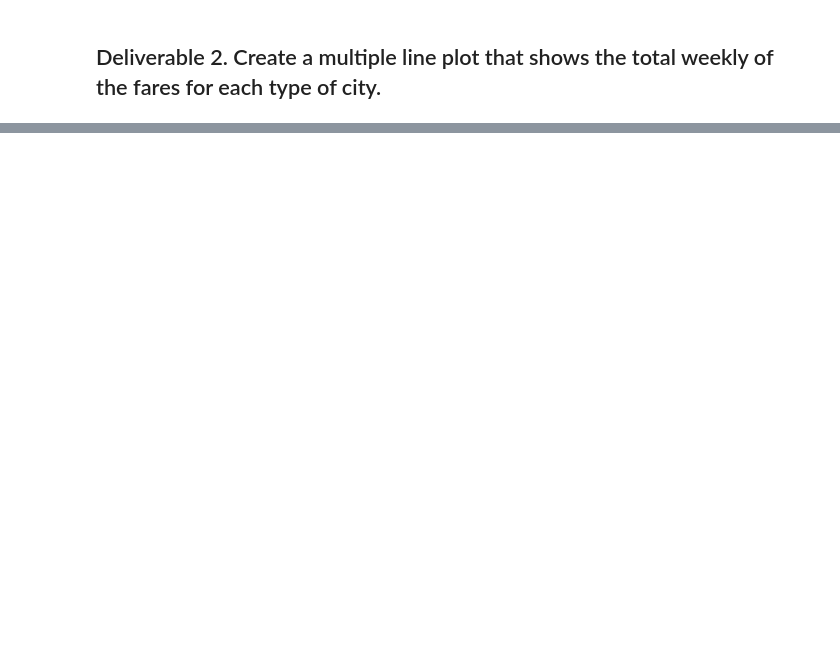
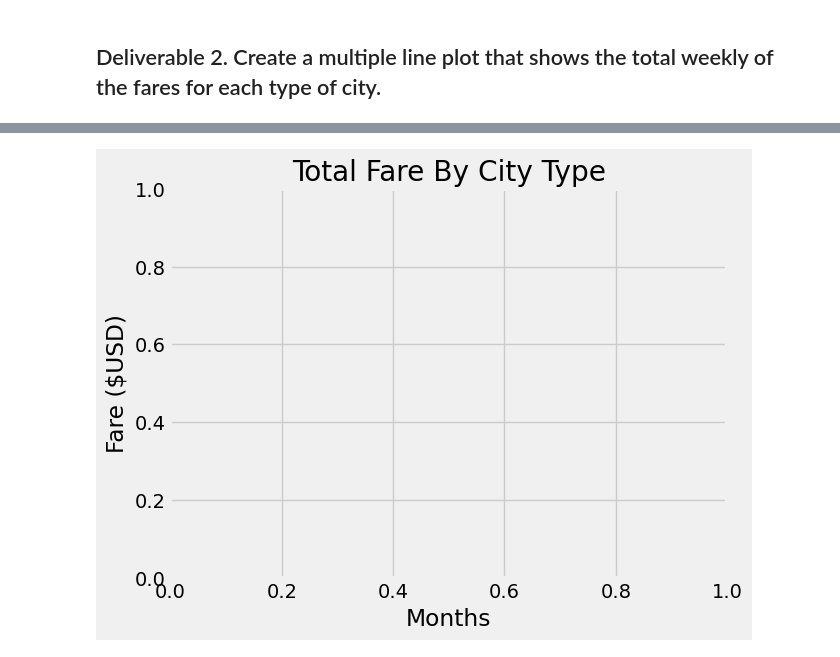
Before and after one commit to ShahZ-Khan/PyBer_Analysis, a Jupyter notebook: PyBer_Challenge.ipynb, the cells around one changed output, grey strips where cells are left out. Cells and saved outputs as stored; diff of their text form; code cells hidden in the pictures; blank space fills up the shorter version.

```diff
--- a/PyBer_Challenge.ipynb
+++ b/PyBer_Challenge.ipynb
@@ -142,7 +234,14 @@ NameError: name 'pyber_summary_df' is not defined
 # %%
 # 8. Using the object-oriented interface method, plot the resample DataFrame using the df.plot() function.
 
 # Import the style from Matplotlib.
 from matplotlib import style
 # Use the graph style fivethirtyeight.
 style.use('fivethirtyeight')
+plt.title("Total Fare By City Type")
+plt.ylabel("Fare ($USD)")
+plt.xlabel("Months")
+
+plt.savefig("resources/PyBer_fare_summary.png",dpi= 300, bbox_inches='tight')
+# %% [output]
+[figure, added]
```
Also changed, not shown: parts of 9 cells of this notebook.
